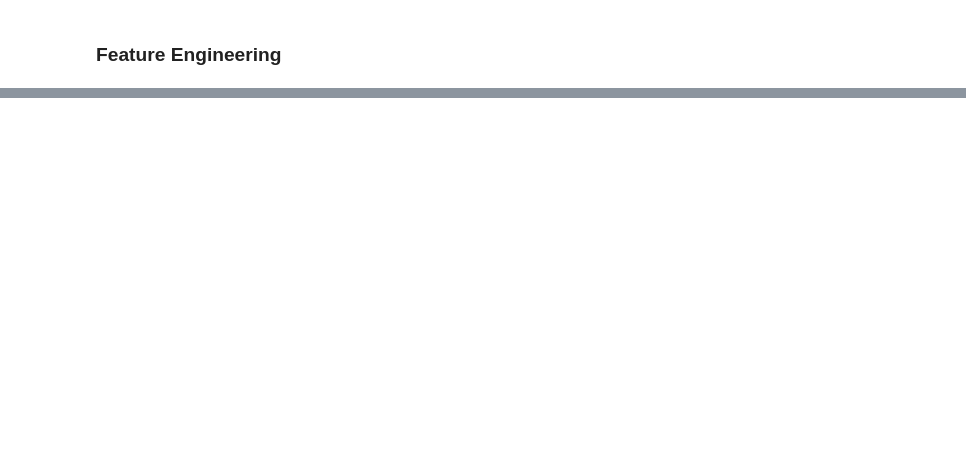
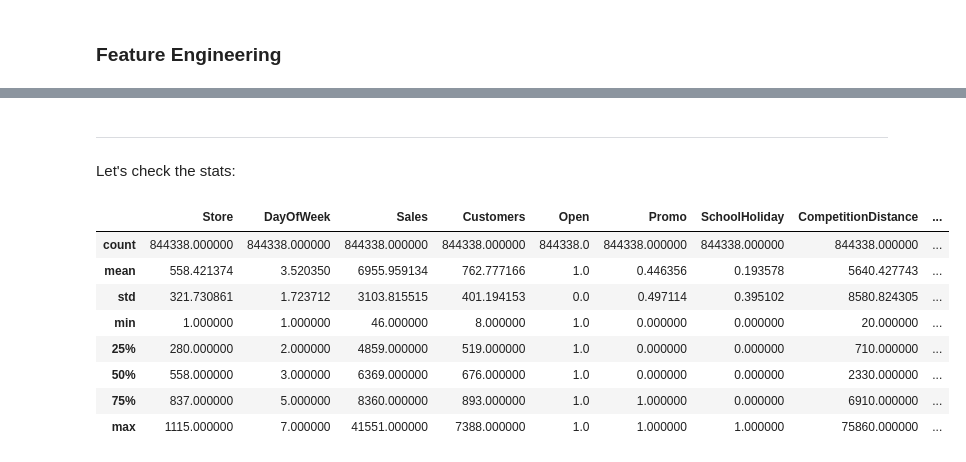
Before and after one commit to clayniranjan-web/rossmann-sales-forecasting, a Jupyter notebook: 01_eda_cleaning.ipynb, the cells around one changed output, grey strips where cells are left out. Drawn from its saved outputs; the diff is of its cells as text; code cells hidden in the pictures; blank space fills up the shorter version.

```diff
--- a/01_eda_cleaning.ipynb
+++ b/01_eda_cleaning.ipynb
@@ -240,0 +272,18 @@ merged_df['Date'] = pd.to_datetime(merged_df['Date'])
+# %%
+merged_df = merged_df[(merged_df['Open'] != 0) & (merged_df['Sales'] != 0)]
+# %% [markdown]
+---
+# %% [markdown]
+Let's check the stats:
+# %%
+merged_df.describe()
+# %% [output]
+|  | Store | DayOfWeek | Sales | Customers | Open | Promo | SchoolHoliday | CompetitionDistance | ... |
+| count | 844338.000000 | 844338.000000 | 844338.000000 | 844338.000000 | 844338.0 | 844338.000000 | 844338.000000 | 844338.000000 | ... |
+| mean | 558.421374 | 3.520350 | 6955.959134 | 762.777166 | 1.0 | 0.446356 | 0.193578 | 5640.427743 | ... |
+| std | 321.730861 | 1.723712 | 3103.815515 | 401.194153 | 0.0 | 0.497114 | 0.395102 | 8580.824305 | ... |
+| min | 1.000000 | 1.000000 | 46.000000 | 8.000000 | 1.0 | 0.000000 | 0.000000 | 20.000000 | ... |
+| 25% | 280.000000 | 2.000000 | 4859.000000 | 519.000000 | 1.0 | 0.000000 | 0.000000 | 710.000000 | ... |
+| 50% | 558.000000 | 3.000000 | 6369.000000 | 676.000000 | 1.0 | 0.000000 | 0.000000 | 2330.000000 | ... |
+| 75% | 837.000000 | 5.000000 | 8360.000000 | 893.000000 | 1.0 | 1.000000 | 0.000000 | 6910.000000 | ... |
+| max | 1115.000000 | 7.000000 | 41551.000000 | 7388.000000 | 1.0 | 1.000000 | 1.000000 | 75860.000000 | ... |
```
Also changed, not shown: parts of 20 cells of this notebook.
